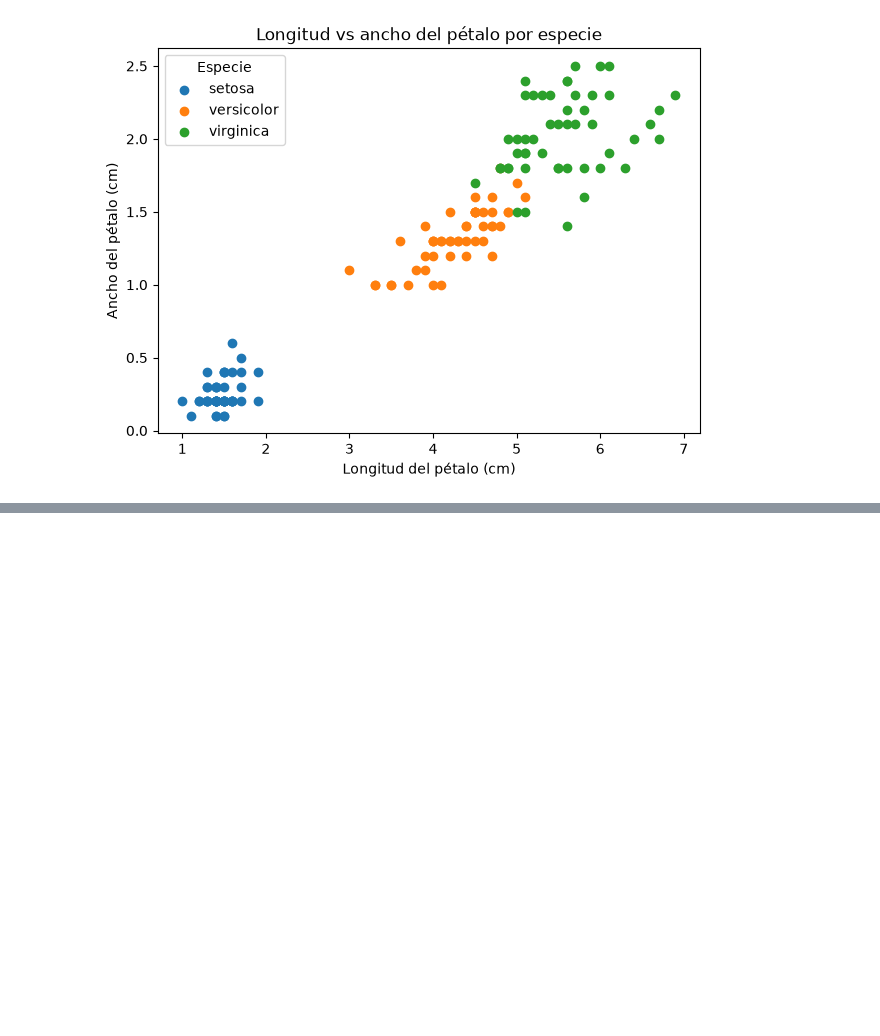
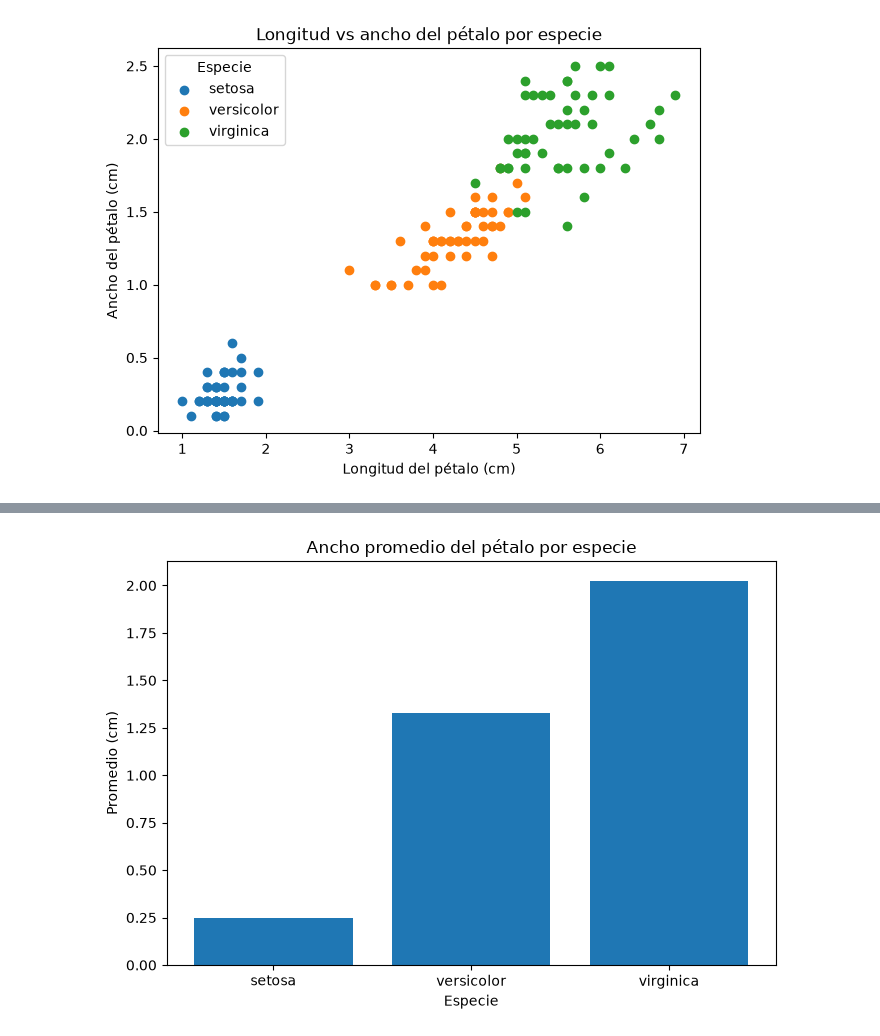
Before and after one commit to diegoayalavega1996-cmyk/clase-4, a Jupyter notebook: 20260817_25_matplotlib_ejericios.ipynb, the cells around one changed output, grey strips where cells are left out. Cells and saved outputs as stored; diff of their text form; code cells hidden in the pictures; blank space fills up the shorter version.

```diff
--- a/20260817_25_matplotlib_ejericios.ipynb
+++ b/20260817_25_matplotlib_ejericios.ipynb
@@ -111,0 +163,18 @@ plt.show()
+# %%
+# 17. Figure y Axes
+# Enfoque orientado a objetos
+
+mean_petal_width = df.groupby("species")["petal_width_cm"].mean()
+
+fig, ax = plt.subplots(figsize=(7, 5))
+
+ax.bar(mean_petal_width.index, mean_petal_width.values)
+
+ax.set_title("Ancho promedio del pétalo por especie")
+ax.set_xlabel("Especie")
+ax.set_ylabel("Promedio (cm)")
+
+plt.tight_layout()
+plt.show()
+# %% [output]
+[figure, added]
```
Also changed, not shown: parts of 3 cells of this notebook, 3 other files.
